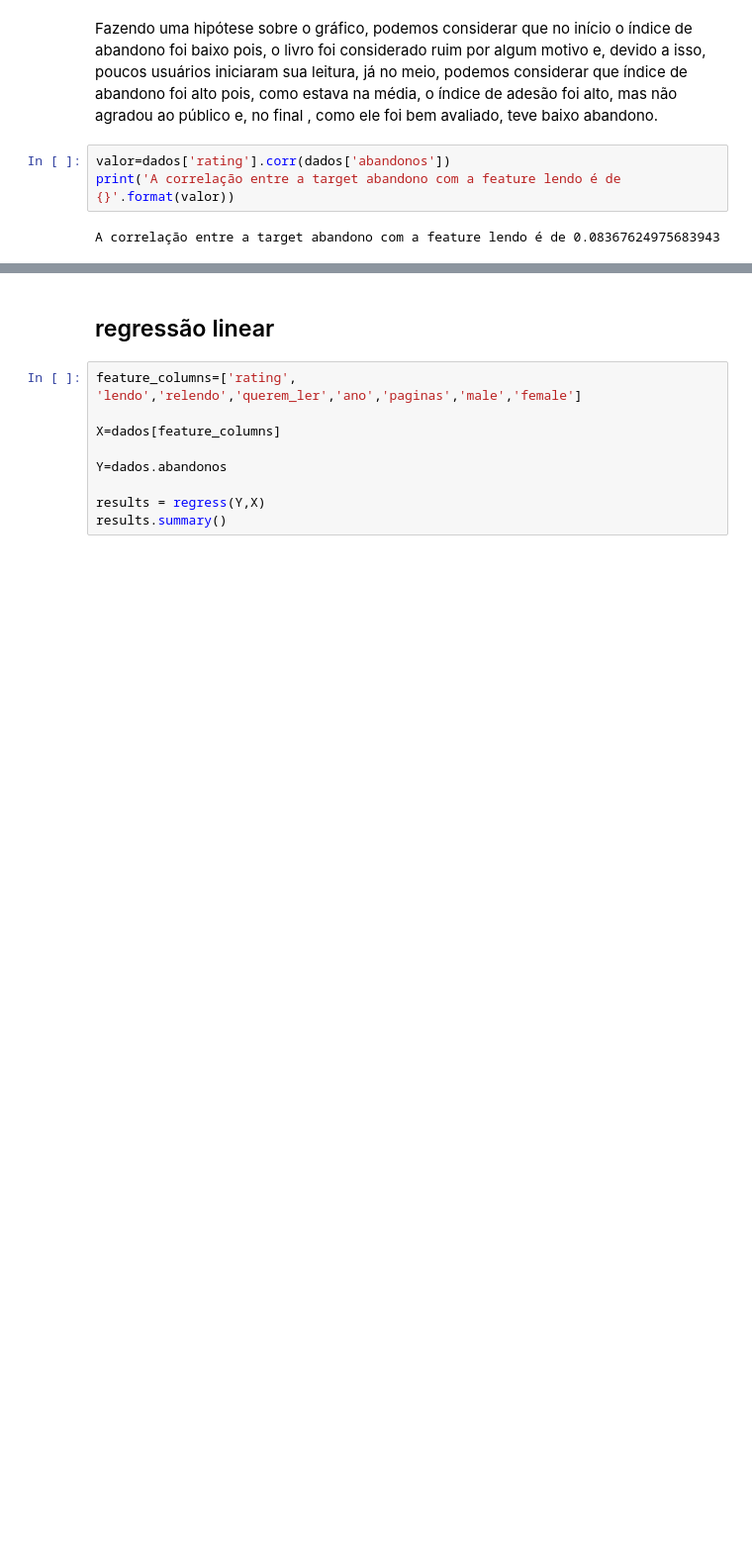
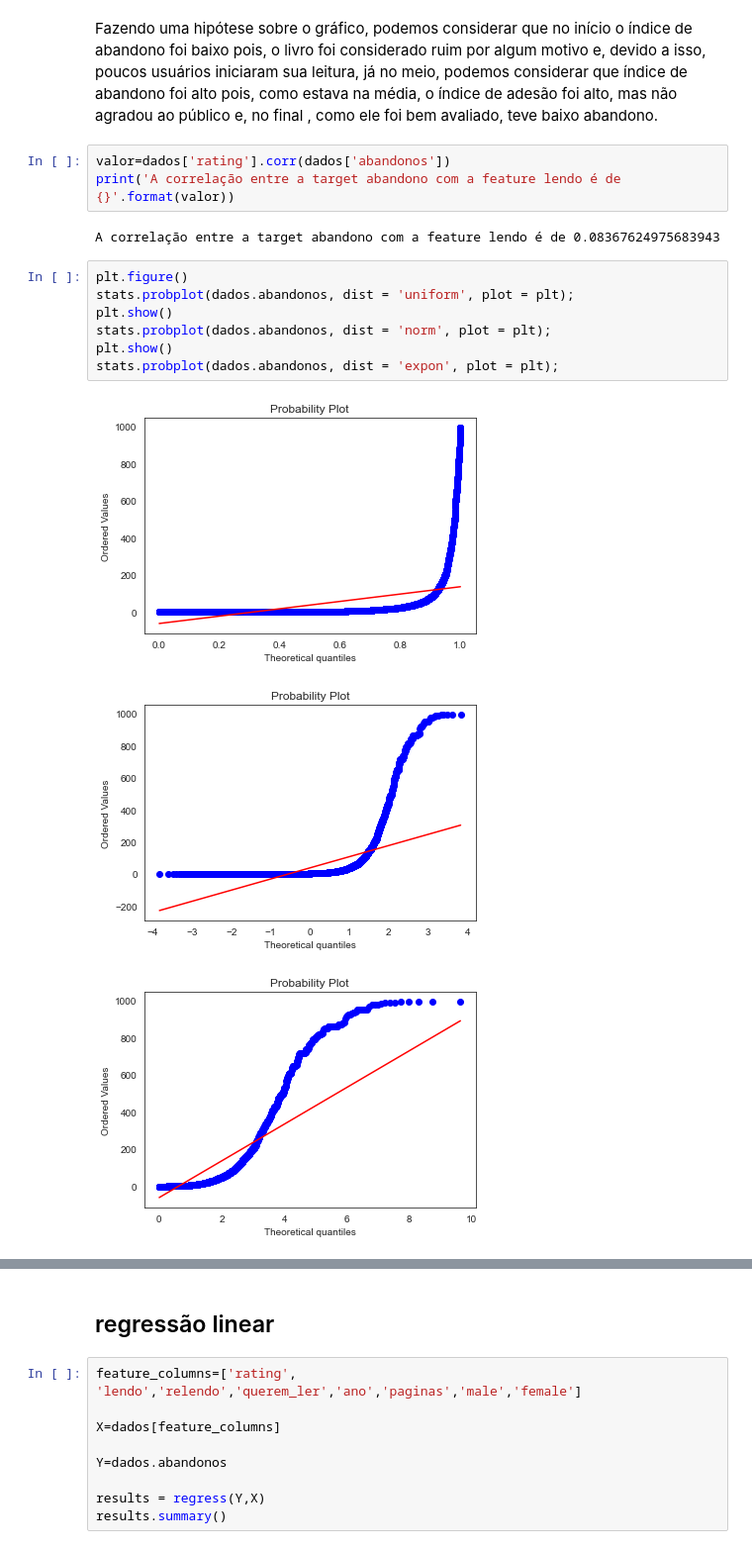
Before and after one commit to insper-classroom/22-1b-cd-p2-leandra_taina, a Jupyter notebook: Oficial (1).ipynb, the cells around one changed output, grey strips where cells are left out. Shown at 99% size. Cells and saved outputs as stored; diff of their text form; blank space fills up the shorter version.

```diff
--- a/Oficial (1).ipynb
+++ b/Oficial (1).ipynb
@@ -404,4 +420,15 @@ valor=dados['rating'].corr(dados['abandonos'])
 print('A correlação entre a target abandono com a feature lendo é de {}'.format(valor))
 # %% [output]
 A correlação entre a target abandono com a feature lendo é de 0.08367624975683943
+# %%
+plt.figure()
+stats.probplot(dados.abandonos, dist = 'uniform', plot = plt);
+plt.show()
+stats.probplot(dados.abandonos, dist = 'norm', plot = plt);
+plt.show()
+stats.probplot(dados.abandonos, dist = 'expon', plot = plt);
+# %% [output]
+[figure, added]
+[figure, added]
+[figure, added]
 # %%
```
Also changed, not shown: parts of 19 cells of this notebook.
